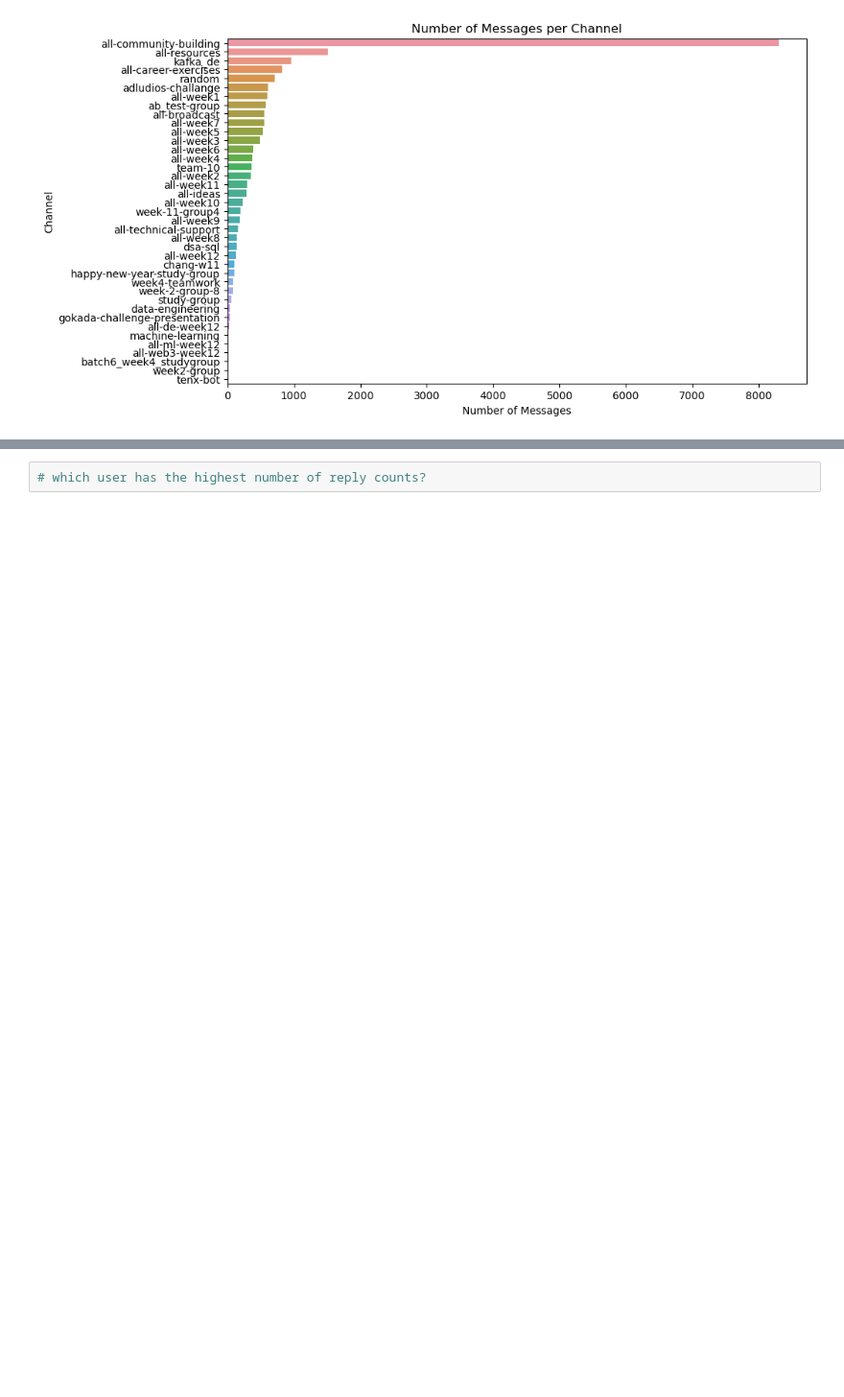
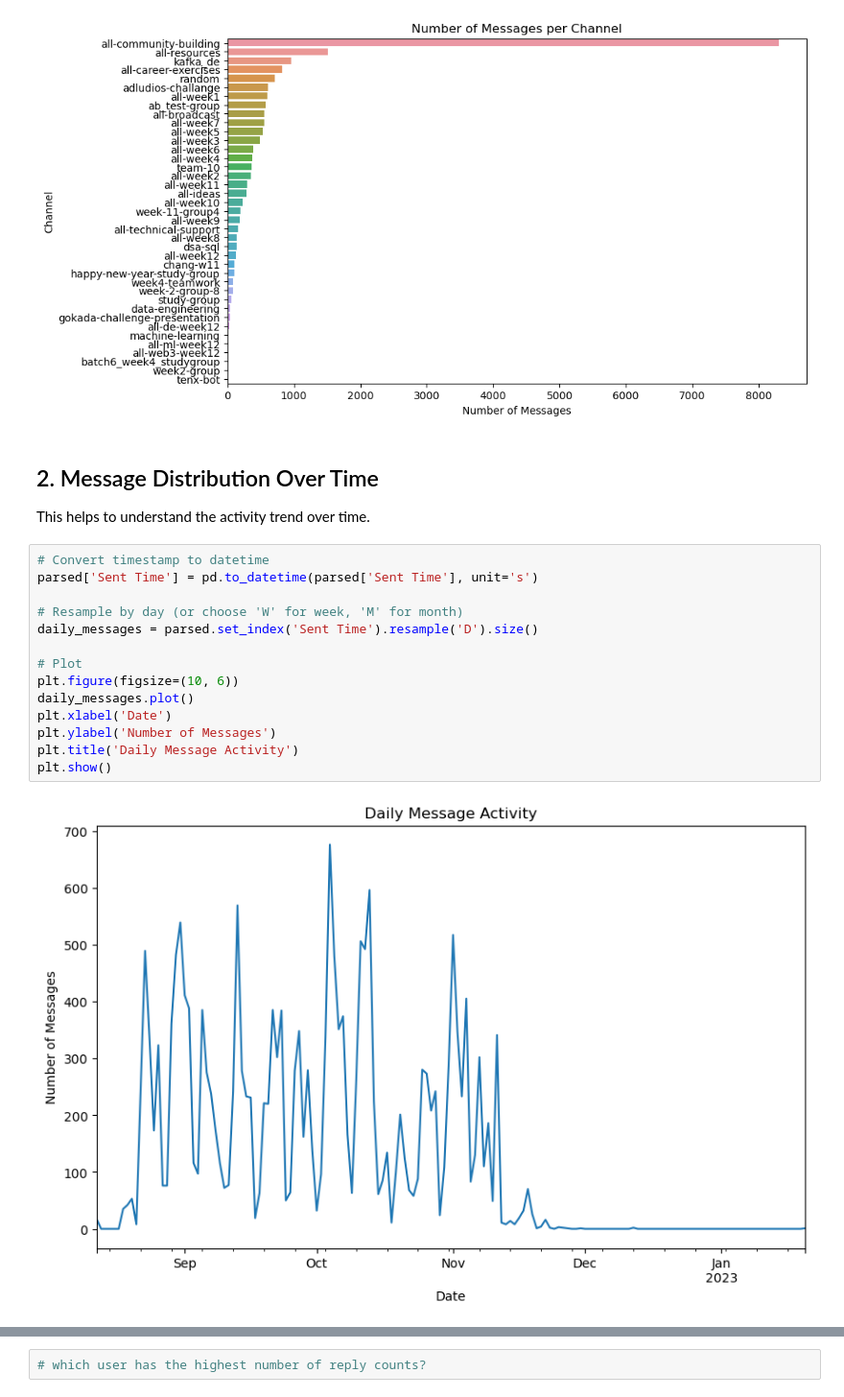
Before and after one commit to mintesnot96/10academy_week0_challenge, a Jupyter notebook: notebooks/parse_slack_data.ipynb, the cells around one changed output, grey strips where cells are left out. Shown at 96% size. Saved outputs shown, nothing was run; the diff lists cells and outputs as text; blank space fills up the shorter version.

```diff
--- a/notebooks/parse_slack_data.ipynb
+++ b/notebooks/parse_slack_data.ipynb
@@ -355,3 +359,22 @@ plt.title('Number of Messages per Channel')
 plt.show()
 # %% [output]
 [figure]
+# %% [markdown]
+## 2. Message Distribution Over Time
+This helps to understand the activity trend over time.
+# %%
+# Convert timestamp to datetime
+parsed['Sent Time'] = pd.to_datetime(parsed['Sent Time'], unit='s')
+
+# Resample by day (or choose 'W' for week, 'M' for month)
+daily_messages = parsed.set_index('Sent Time').resample('D').size()
+
+# Plot
+plt.figure(figsize=(10, 6))
+daily_messages.plot()
+plt.xlabel('Date')
+plt.ylabel('Number of Messages')
+plt.title('Daily Message Activity')
+plt.show()
+# %% [output]
+[figure, added]
```
Also changed, not shown: parts of 3 cells of this notebook.
